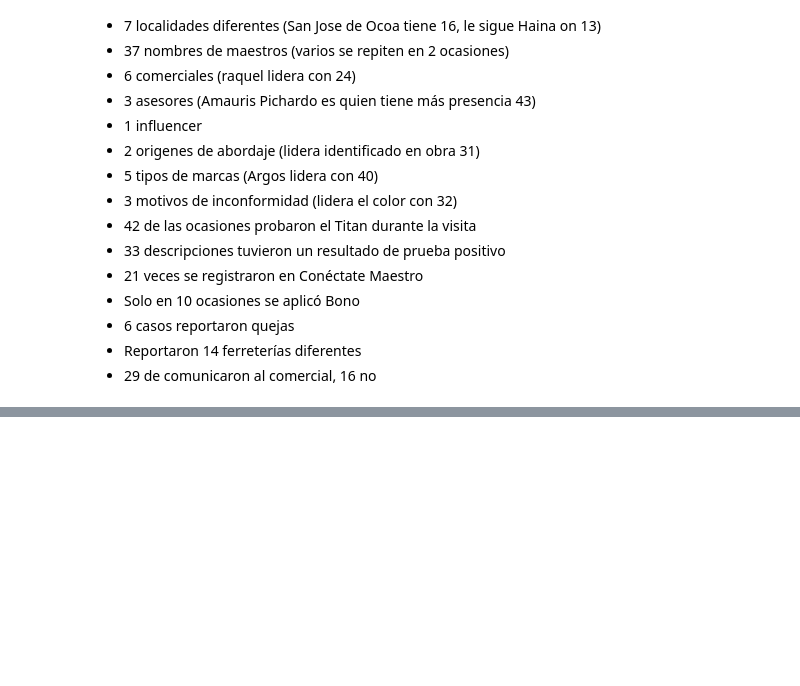
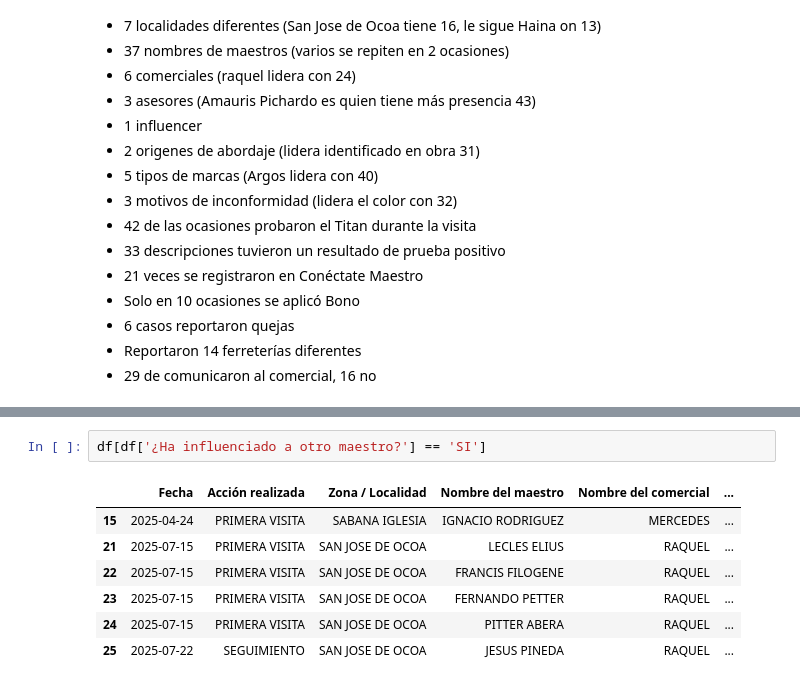
Before and after one commit to ngcarvajall/Laboratorios_bootcamp, a Jupyter notebook: Geo_Consulting/maestros.ipynb, the cells around one changed output, grey strips where cells are left out. Drawn from its saved outputs; the diff is of its cells as text; blank space fills up the shorter version.

```diff
--- a/Geo_Consulting/maestros.ipynb
+++ b/Geo_Consulting/maestros.ipynb
@@ -208,0 +418,10 @@ Tenemos:
+# %%
+df[df['¿Ha influenciado a otro maestro?'] == 'SI']
+# %% [output]
+|  | Fecha | Acción realizada | Zona / Localidad | Nombre del maestro | Nombre del comercial | ... |
+| 15 | 2025-04-24 | PRIMERA VISITA | SABANA IGLESIA | IGNACIO RODRIGUEZ | MERCEDES | ... |
+| 21 | 2025-07-15 | PRIMERA VISITA | SAN JOSE DE OCOA | LECLES ELIUS | RAQUEL | ... |
+| 22 | 2025-07-15 | PRIMERA VISITA | SAN JOSE DE OCOA | FRANCIS FILOGENE | RAQUEL | ... |
+| 23 | 2025-07-15 | PRIMERA VISITA | SAN JOSE DE OCOA | FERNANDO PETTER | RAQUEL | ... |
+| 24 | 2025-07-15 | PRIMERA VISITA | SAN JOSE DE OCOA | PITTER ABERA | RAQUEL | ... |
+| 25 | 2025-07-22 | SEGUIMIENTO | SAN JOSE DE OCOA | JESUS PINEDA | RAQUEL | ... |
```
Also changed, not shown: parts of 30 cells of this notebook.
